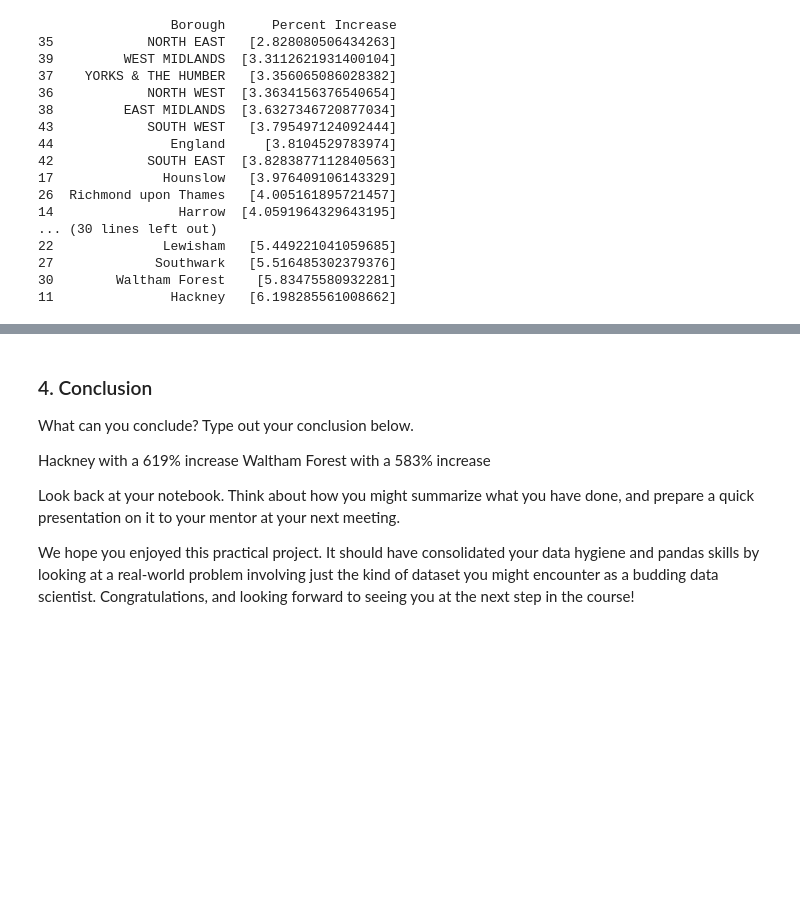
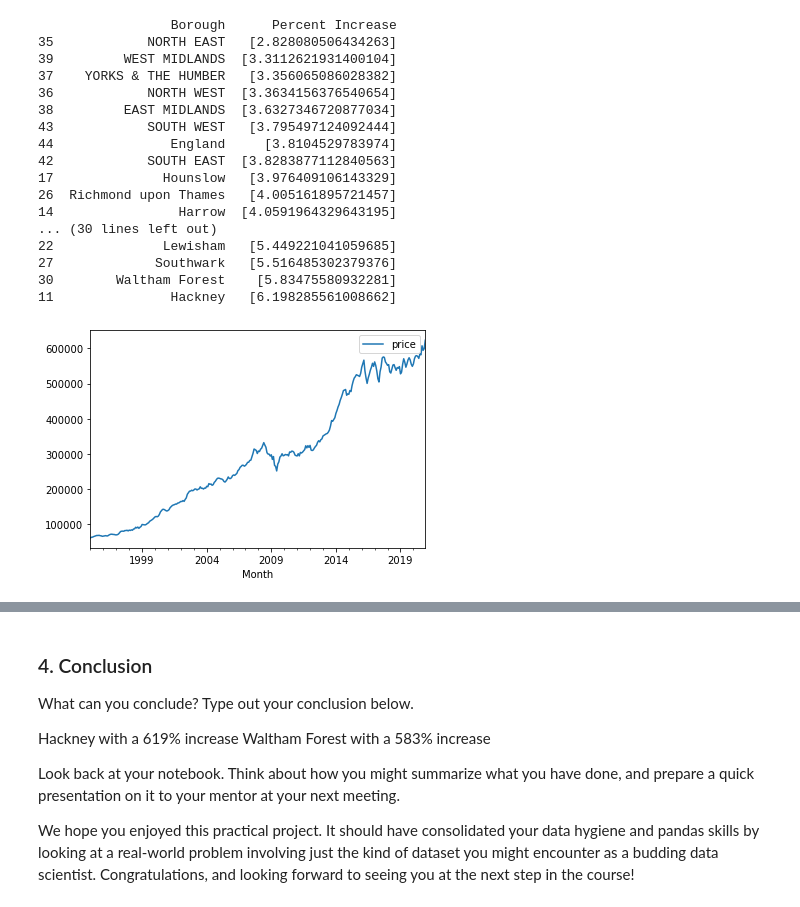
Before and after one commit to rick-stephenson/Springboard, a Jupyter notebook: london3/londonTier3.ipynb, the cells around one changed output, grey strips where cells are left out. Cells and saved outputs as stored; diff of their text form; code cells hidden in the pictures; blank space fills up the shorter version.

```diff
--- a/london3/londonTier3.ipynb
+++ b/london3/londonTier3.ipynb
@@ -279,3 +277,8 @@ print(answers)
 27             Southwark   [5.516485302379376]
 30        Waltham Forest    [5.83475580932281]
 11               Hackney   [6.198285561008662]
+# %%
+finalDF[finalDF['borough'] == 'Hackney'].plot('Month', 'price')
+plt.show()
+# %% [output]
+[figure, added]
```
Also changed, not shown: parts of 3 cells of this notebook.
